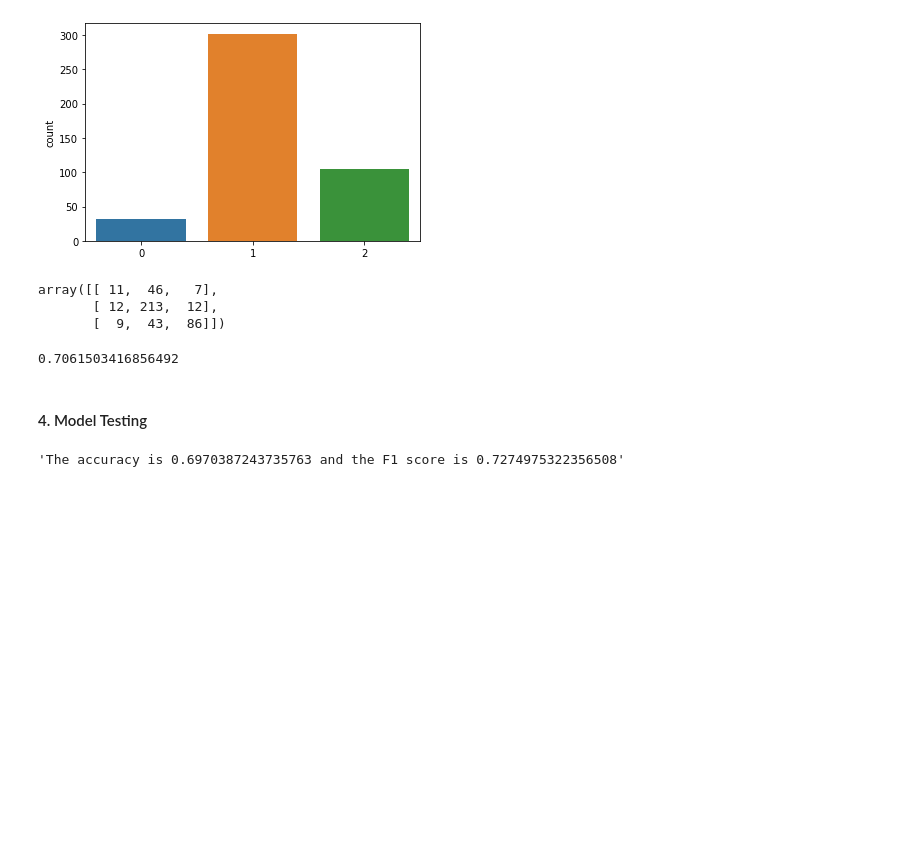
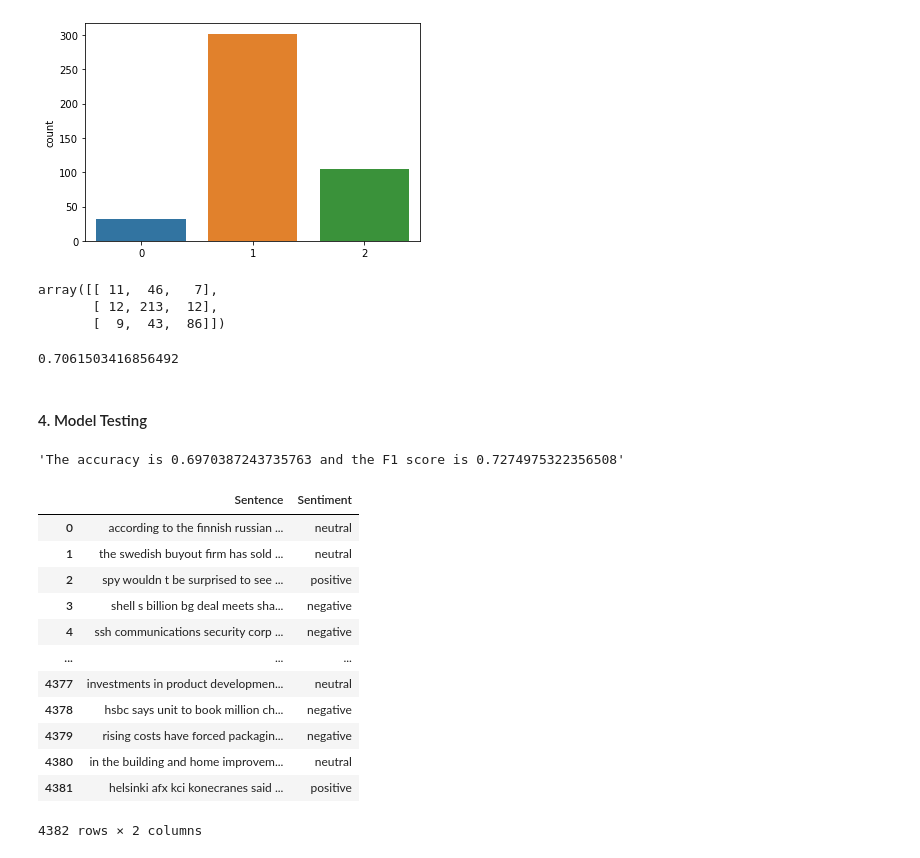
Before and after one commit to prabina-p/data-hacks-2022, a Jupyter notebook: 2-Feature_Engineering.ipynb, the cells around one changed output. Saved outputs shown, nothing was run; the diff lists cells and outputs as text; code cells hidden in the pictures; blank space fills up the shorter version.

```diff
--- a/2-Feature_Engineering.ipynb
+++ b/2-Feature_Engineering.ipynb
@@ -268,3 +268,19 @@ acc = np.mean(LRpred==y_test)
 # f1score = f1_score(LRpred, y_test, average='weighted')
 # acc = np.mean(LRpred==y_test)
 # "The accuracy is {0} and the F1 score is {1}".format(acc, f1score)
+# %%
+data
+# %% [output]
+|  | Sentence | Sentiment |
+| 0 | according to the finnish russian ... | neutral |
+| 1 | the swedish buyout firm has sold ... | neutral |
+| 2 | spy wouldn t be surprised to see ... | positive |
+| 3 | shell s billion bg deal meets sha... | negative |
+| 4 | ssh communications security corp ... | negative |
+| ... | ... | ... |
+| 4377 | investments in product developmen... | neutral |
+| 4378 | hsbc says unit to book million ch... | negative |
+| 4379 | rising costs have forced packagin... | negative |
+| 4380 | in the building and home improvem... | neutral |
+| 4381 | helsinki afx kci konecranes said ... | positive |
+4382 rows × 2 columns
```
Also changed, not shown: 1 other file.
